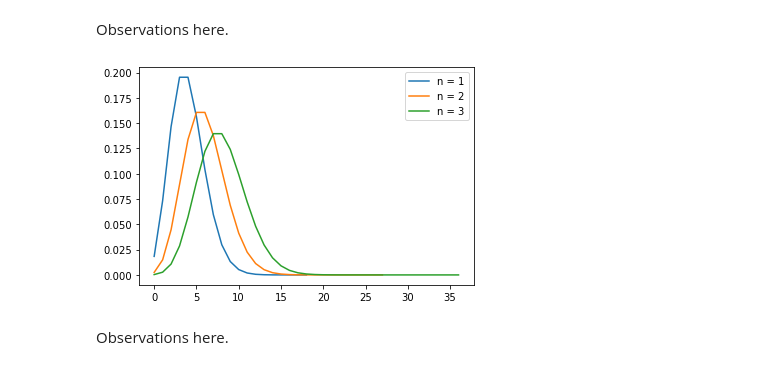
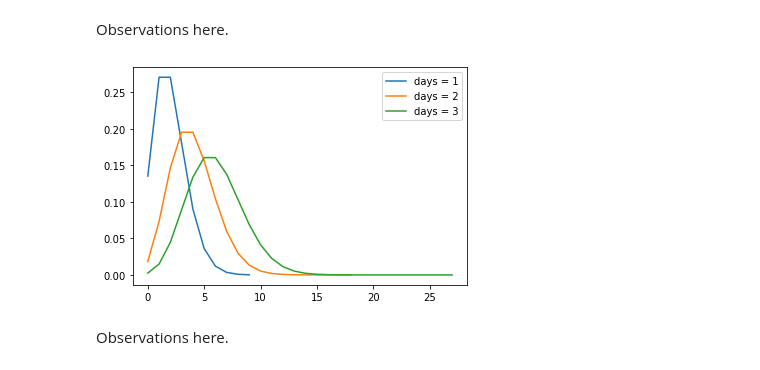
Before and after one commit to jenniv27/phys434, a Jupyter notebook: Labs/Lab2.ipynb, the cells around one changed output. Drawn from its saved outputs; the diff is of its cells as text; code cells hidden in the pictures.

Commit message:
updated # of convolutions to be more consistent throughout

```diff
--- a/Labs/Lab2.ipynb
+++ b/Labs/Lab2.ipynb
@@ -40,31 +40,31 @@ plt.show()
 # %% [markdown]
 Observations here.
 # %%
-# n = number of convolutions
+# n = number of distributions being convolved
 def convolve(n, p):
     conv_prob = p
-    for i in range (0, n):
+    for i in range (0, n-1):
         conv_prob = np.convolve(conv_prob, p)
 
     size = len(conv_prob)
     x_values = []
     for i in range (0, size):
         x_values.append(i)
 
     return x_values, conv_prob
 
 x_values1, conv_prob1 = convolve(1, y_poisson)
 x_values2, conv_prob2 = convolve(2, y_poisson)
 x_values3, conv_prob3 = convolve(3, y_poisson)
 
-plt.plot(x_values1, conv_prob1, label = f'n = 1')
-plt.plot(x_values2, conv_prob2, label = f'n = 2')
-plt.plot(x_values3, conv_prob3, label = f'n = 3')
+plt.plot(x_values1, conv_prob1, label = f'days = 1')
+plt.plot(x_values2, conv_prob2, label = f'days = 2')
+plt.plot(x_values3, conv_prob3, label = f'days = 3')
 
 plt.legend()
 plt.show()
 # %% [output]
-[figure, old version]
+[figure, new version]
 # %% [markdown]
 Observations here.
 # %% [markdown]
```
Also changed, not shown: parts of 19 cells of this notebook.
